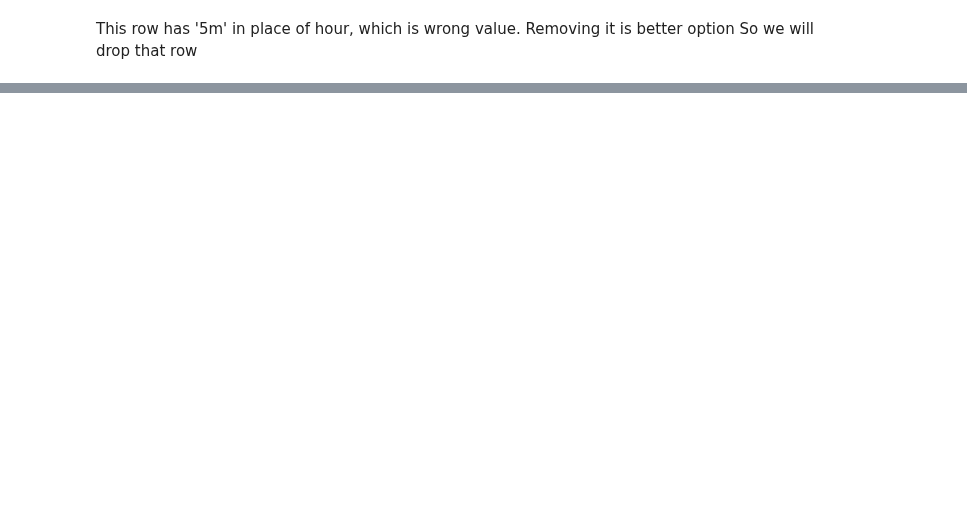
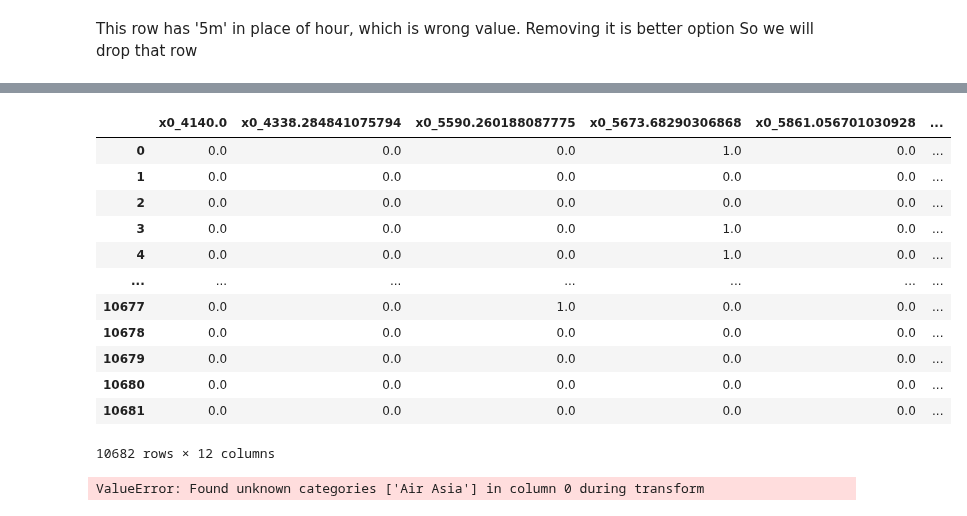
Before and after one commit to shreyanshsharma01/Exploratory-Data-Analysis-projects, a Jupyter notebook: Flight Price Prediction EDA/Flight price prediction.ipynb, the cells around one changed output, grey strips where cells are left out. Saved outputs shown, nothing was run; the diff lists cells and outputs as text; code cells hidden in the pictures; blank space fills up the shorter version.

```diff
--- a/Flight Price Prediction EDA/Flight price prediction.ipynb
+++ b/Flight Price Prediction EDA/Flight price prediction.ipynb
@@ -292,3 +297,9 @@ df[df['duration_hour']=='5m']
 # %% [markdown]
 This row has '5m' in place of hour, which is wrong value. Removing it is better option
 So we will drop that row
+# %%
+# Droping that row
+df.drop(6474,axis=0,inplace=True)
+# %%
+df['duration_hour'] = df['duration_hour'].astype(int)
+df['duration_min'] = df['duration_min'].astype(float)
@@ -308,0 +381,5 @@ ohe =
+# %%
+from sklearn.preprocessing import OneHotEncoder
+
+ohe=OneHotEncoder()
+ohe.fit_transform(df[['Airline']]).toarray()
@@ -308,0 +394,9 @@ ohe =
+# %%
+## Replacing target guided ordinal encoding
+def replace_airline_with_mean(df):
+    mean_prices = df.groupby('Airline')['Price'].mean().sort_values()
+    df['Airline'] = df['Airline'].apply(lambda x: mean_prices[x])
+    return df
+
+df = replace_airline_with_mean(df)
+df.head()
@@ -309,2 +410,20 @@ ohe =
+# %%
+pd.DataFrame(ohe.fit_transform(df[['Airline']]).toarray(),columns=ohe.get_feature_names())
+# %% [output]
+|  | x0_4140.0 | x0_4338.284841075794 | x0_5590.260188087775 | x0_5673.68290306868 | x0_5861.056701030928 | ... |
+| 0 | 0.0 | 0.0 | 0.0 | 1.0 | 0.0 | ... |
+| 1 | 0.0 | 0.0 | 0.0 | 0.0 | 0.0 | ... |
+| 2 | 0.0 | 0.0 | 0.0 | 0.0 | 0.0 | ... |
+| 3 | 0.0 | 0.0 | 0.0 | 1.0 | 0.0 | ... |
+| 4 | 0.0 | 0.0 | 0.0 | 1.0 | 0.0 | ... |
+| ... | ... | ... | ... | ... | ... | ... |
+| 10677 | 0.0 | 0.0 | 1.0 | 0.0 | 0.0 | ... |
+| 10678 | 0.0 | 0.0 | 0.0 | 0.0 | 0.0 | ... |
+| 10679 | 0.0 | 0.0 | 0.0 | 0.0 | 0.0 | ... |
+| 10680 | 0.0 | 0.0 | 0.0 | 0.0 | 0.0 | ... |
+| 10681 | 0.0 | 0.0 | 0.0 | 0.0 | 0.0 | ... |
+10682 rows × 12 columns
 # %%
-pd.DataFrame(ohe.fit_tranform(df['Airline']))
+ohe.transform([['Air Asia']]).toarray()
+# %% [output]
+ValueError: Found unknown categories ['Air Asia'] in column 0 during transform
```
Also changed, not shown: parts of 24 cells of this notebook.
